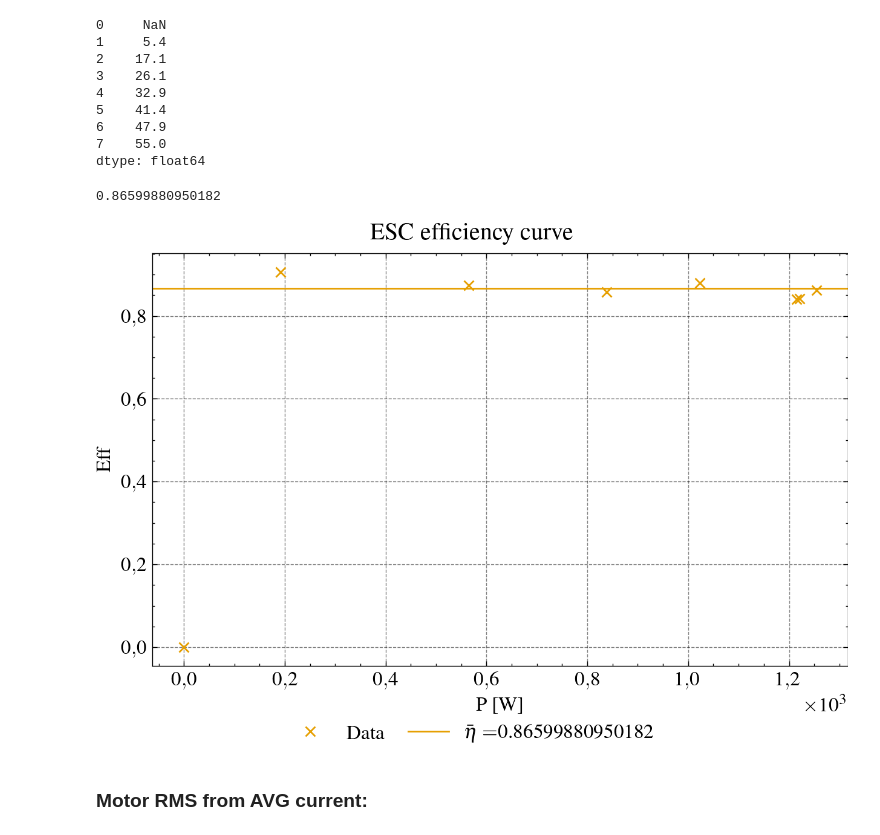
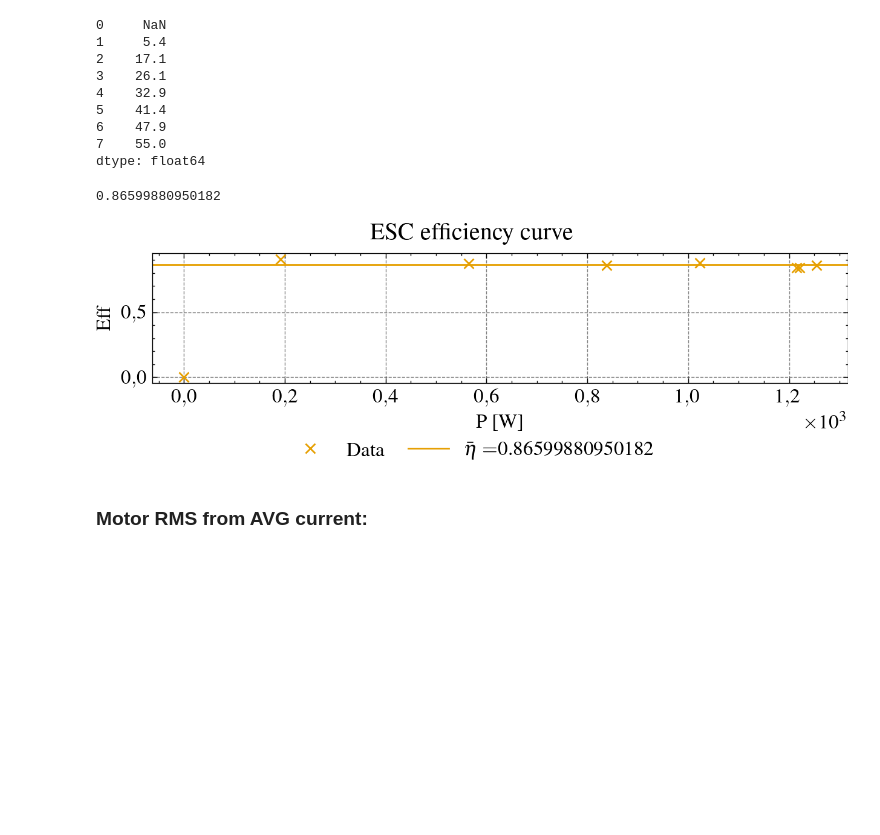
Before and after one commit to joaoantoniocardoso/solarboat_simulator, a Jupyter notebook: models/2020/esc/mam17_verification.ipynb, the cells around one changed output. Drawn from its saved outputs; the diff is of its cells as text; code cells hidden in the pictures; blank space fills up the shorter version.

```diff
--- a/models/2020/esc/mam17_verification.ipynb
+++ b/models/2020/esc/mam17_verification.ipynb
@@ -47,18 +47,18 @@ dtype: float64
 # %%
 eff_mean = df['Eff'].to_numpy()[1:].mean()
 print(eff_mean)
 
 # Plot the original data and the fitted curve
-plt.figure()
+fig = plt.figure(figsize=figsize(subplots=(0.4,1)))
 plt.plot(df['Pi'], df['Eff'], 'x', label='Data')
 plt.axhline(eff_mean, label=r'$\bar{\eta} = $' + str(eff_mean))
 plt.xlabel('P [W]')
 plt.ylabel('Eff')
 
 fig_save_and_show(None, None, 'ESC efficiency curve', ncol=2)
 # %% [output]
 0.86599880950182
-[figure, old version]
+[figure, new version]
 # %% [markdown]
 ### Motor RMS from AVG current:
 # %%
```
Also changed, not shown: parts of 1 cell of this notebook, 2 other files.
